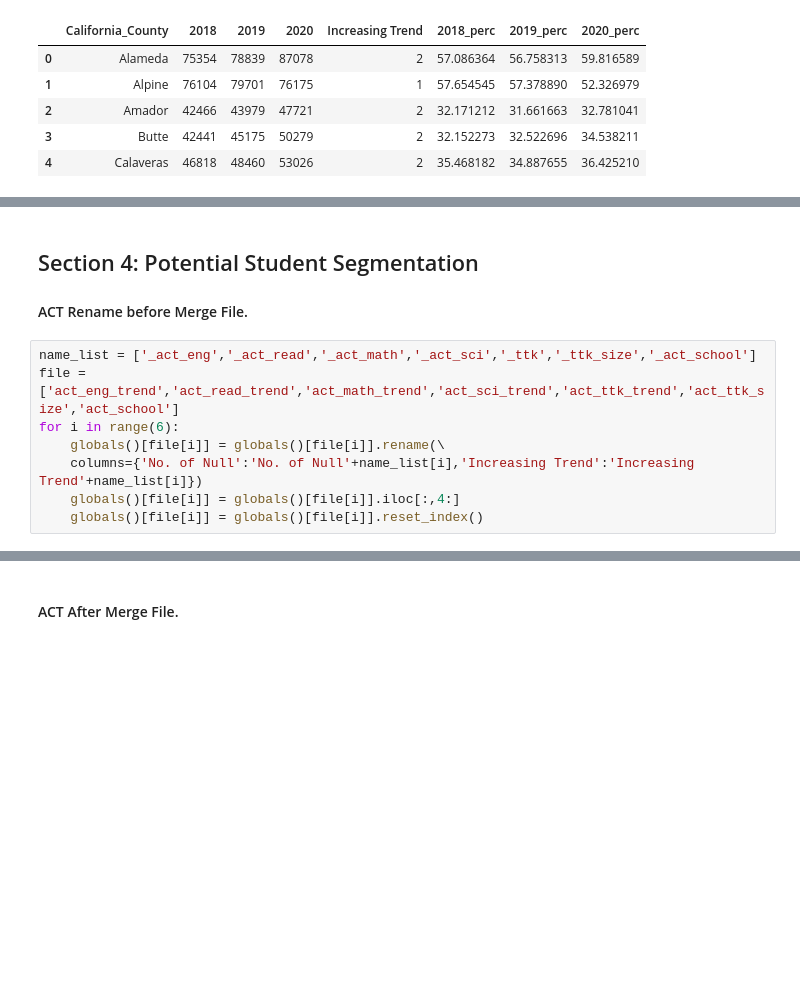
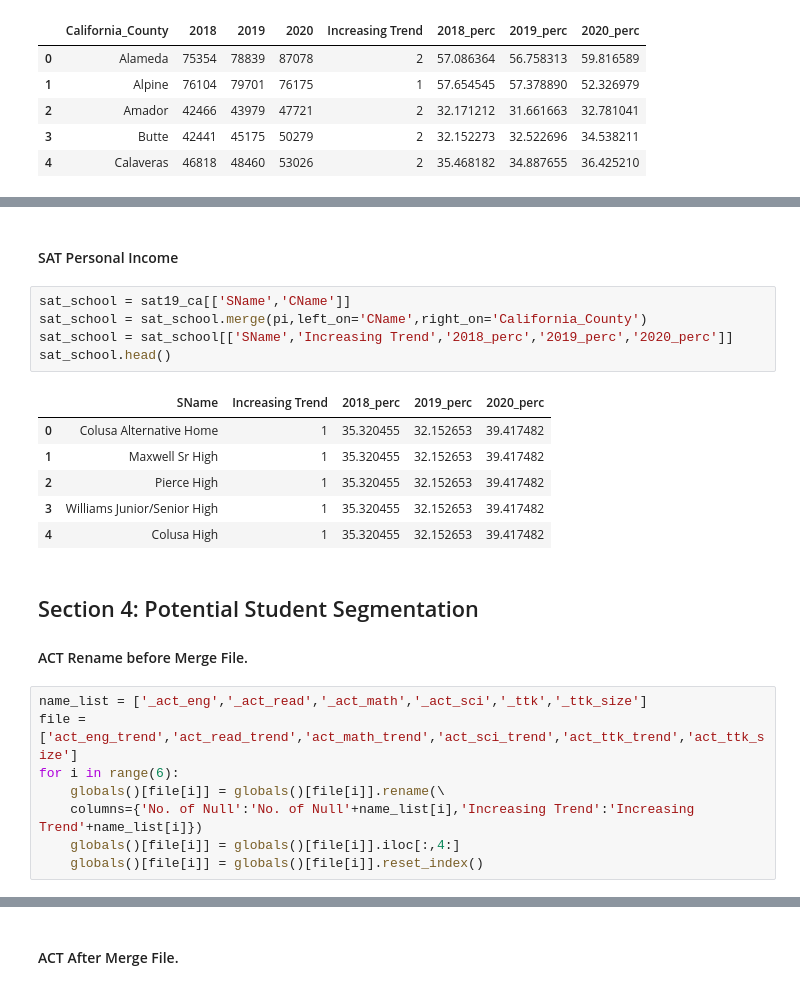
Before and after one commit to WarintornNawong/DSI_Project1, a Jupyter notebook: project1_test.ipynb, the cells around one changed output, grey strips where cells are left out. Saved outputs shown, nothing was run; the diff lists cells and outputs as text; blank space fills up the shorter version.

```diff
--- a/project1_test.ipynb
+++ b/project1_test.ipynb
@@ -764,9 +765,23 @@ act_school.head()
+# %% [markdown]
+#### SAT Personal Income
+# %%
+sat_school = sat19_ca[['SName','CName']]
+sat_school = sat_school.merge(pi,left_on='CName',right_on='California_County')
+sat_school = sat_school[['SName','Increasing Trend','2018_perc','2019_perc','2020_perc']]
+sat_school.head()
+# %% [output]
+|  | SName | Increasing Trend | 2018_perc | 2019_perc | 2020_perc |
+| 0 | Colusa Alternative Home | 1 | 35.320455 | 32.152653 | 39.417482 |
+| 1 | Maxwell Sr High | 1 | 35.320455 | 32.152653 | 39.417482 |
+| 2 | Pierce High | 1 | 35.320455 | 32.152653 | 39.417482 |
+| 3 | Williams Junior/Senior High | 1 | 35.320455 | 32.152653 | 39.417482 |
+| 4 | Colusa High | 1 | 35.320455 | 32.152653 | 39.417482 |
 # %% [markdown]
 ## Section 4: Potential Student Segmentation
 #### ACT Rename before Merge File.
 # %%
-name_list = ['_act_eng','_act_read','_act_math','_act_sci','_ttk','_ttk_size','_act_school']
-file = ['act_eng_trend','act_read_trend','act_math_trend','act_sci_trend','act_ttk_trend','act_ttk_size','act_school']
+name_list = ['_act_eng','_act_read','_act_math','_act_sci','_ttk','_ttk_size']
+file = ['act_eng_trend','act_read_trend','act_math_trend','act_sci_trend','act_ttk_trend','act_ttk_size']
 for i in range(6):
     globals()[file[i]] = globals()[file[i]].rename(\
     columns={'No. of Null':'No. of Null'+name_list[i],'Increasing Trend':'Increasing Trend'+name_list[i]})
```
Also changed, not shown: parts of 7 cells of this notebook.
